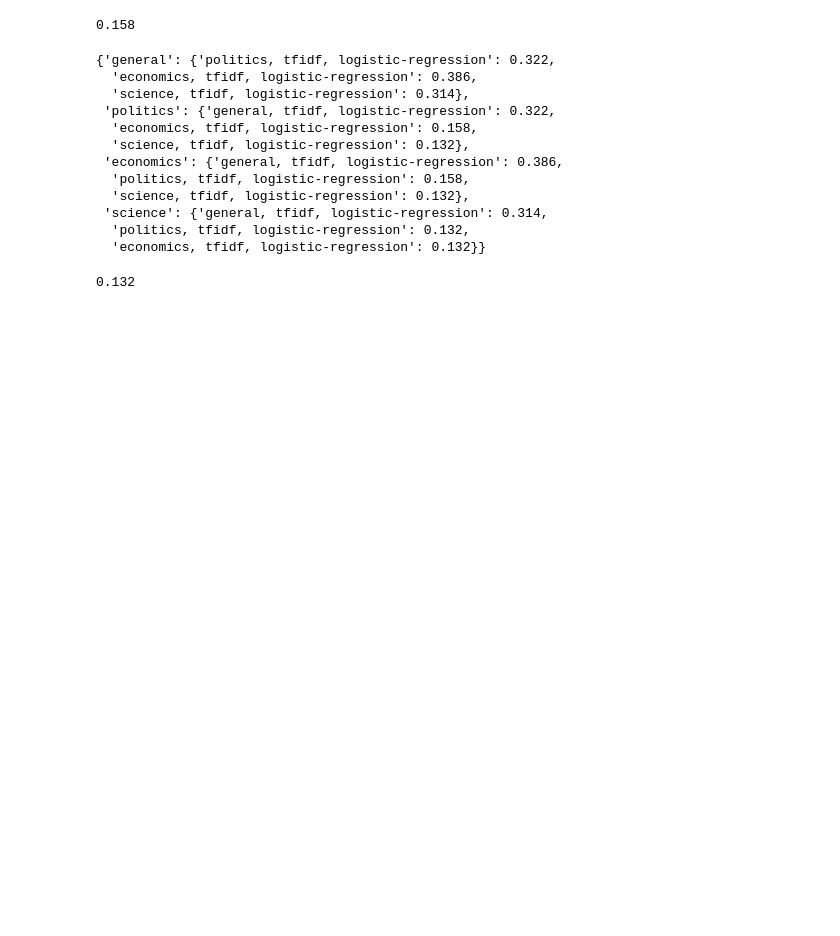
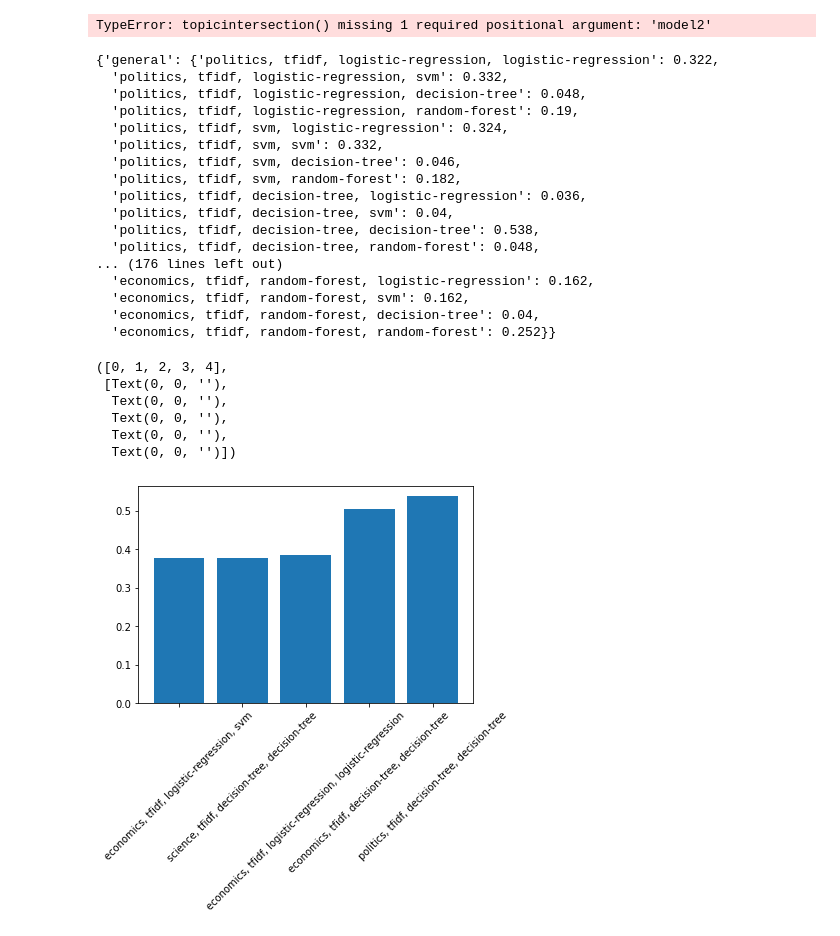
Before and after one commit to freebreadstix/capstone_B02, a Jupyter notebook: extended results&eda.ipynb, the cells around one changed output. Saved outputs shown, nothing was run; the diff lists cells and outputs as text; code cells hidden in the pictures; blank space fills up the shorter version.

```diff
--- a/extended results&eda.ipynb
+++ b/extended results&eda.ipynb
@@ -162,16 +162,15 @@ plt.show()
 # %%
 #makes intersection of sets, select two topics, what preprocessing, and what model
-def topicintersection (topic1, topic2, preproc, model):
+def topicintersection (topic1, topic2, preproc, model, model2):
     f = open("results/"+ topic1 + "_" + model + "_"  + preproc + ".json")
     set1 = set(json.load(f).keys())
-    f2 = open("results/"+ topic2 + "_" + model + "_"  + preproc + ".json")
+    f2 = open("results/"+ topic2 + "_" + model2 + "_"  + preproc + ".json")
     set2 = set(json.load(f2).keys())
     pct_intersect = len(set1.intersection(set2))/len(set2)
     return pct_intersect
 # %%
-topicintersection("economics", "politics", "tfidf", "logistic-regression")
 # %% [output]
-0.158
+TypeError: topicintersection() missing 1 required positional argument: 'model2'
 # %%
 #runs topicintersection for all topics and models, (atm just for tfidf and logistic)
 def intersect_all():
@@ -182,25 +181,44 @@ def intersect_all():
             if topic == topic2:
                 pass
             else:
-                pct_intersect = topicintersection(topic, topic2, 'tfidf', "logistic-regression")
-                intersections[topic][topic2 + ", tfidf, " +"logistic-regression"] = pct_intersect
+                for model in ["logistic-regression", "svm", "decision-tree", "random-forest"]:
+                    for model2 in ["logistic-regression", "svm", "decision-tree", "random-forest"]:
+                        pct_intersect = topicintersection(topic, topic2, 'tfidf', model, model2)
+                        intersections[topic][topic2 + ", tfidf, " + model + ", "+ model2] = pct_intersect
     return intersections
 # %%
+intersections = intersect_all()
 intersections
 # %% [output]
-{'general': {'politics, tfidf, logistic-regression': 0.322,
-  'economics, tfidf, logistic-regression': 0.386,
-  'science, tfidf, logistic-regression': 0.314},
- 'politics': {'general, tfidf, logistic-regression': 0.322,
-  'economics, tfidf, logistic-regression': 0.158,
-  'science, tfidf, logistic-regression': 0.132},
- 'economics': {'general, tfidf, logistic-regression': 0.386,
-  'politics, tfidf, logistic-regression': 0.158,
-  'science, tfidf, logistic-regression': 0.132},
- 'science': {'general, tfidf, logistic-regression': 0.314,
-  'politics, tfidf, logistic-regression': 0.132,
-  'economics, tfidf, logistic-regression': 0.132}}
+{'general': {'politics, tfidf, logistic-regression, logistic-regression': 0.322,
+  'politics, tfidf, logistic-regression, svm': 0.332,
+  'politics, tfidf, logistic-regression, decision-tree': 0.048,
+  'politics, tfidf, logistic-regression, random-forest': 0.19,
+  'politics, tfidf, svm, logistic-regression': 0.324,
+  'politics, tfidf, svm, svm': 0.332,
+  'politics, tfidf, svm, decision-tree': 0.046,
+  'politics, tfidf, svm, random-forest': 0.182,
+  'politics, tfidf, decision-tree, logistic-regression': 0.036,
+  'politics, tfidf, decision-tree, svm': 0.04,
+  'politics, tfidf, decision-tree, decision-tree': 0.538,
+  'politics, tfidf, decision-tree, random-forest': 0.048,
+... (176 lines left out)
+  'economics, tfidf, random-forest, logistic-regression': 0.162,
+  'economics, tfidf, random-forest, svm': 0.162,
+  'economics, tfidf, random-forest, decision-tree': 0.04,
+  'economics, tfidf, random-forest, random-forest': 0.252}}
 # %%
-topicintersection("science", "economics", "tfidf", "logistic-regression")
+int_list = list(sorted(intersections["general"].items(), key=lambda item: item[1]))
+int_list_top = int_list[:5]
+int_list_bottom = int_list[-5:]
-# %% [output]
-0.132
+# %%
+plt.bar([key[0] for key in int_list_bottom], [key[1] for key in int_list_bottom])
+plt.xticks(rotation = 45)
+# %% [output]
+([0, 1, 2, 3, 4],
+ [Text(0, 0, ''),
+  Text(0, 0, ''),
+  Text(0, 0, ''),
+  Text(0, 0, ''),
+  Text(0, 0, '')])
+[figure, added]
```
Also changed, not shown: parts of 3 cells of this notebook.
